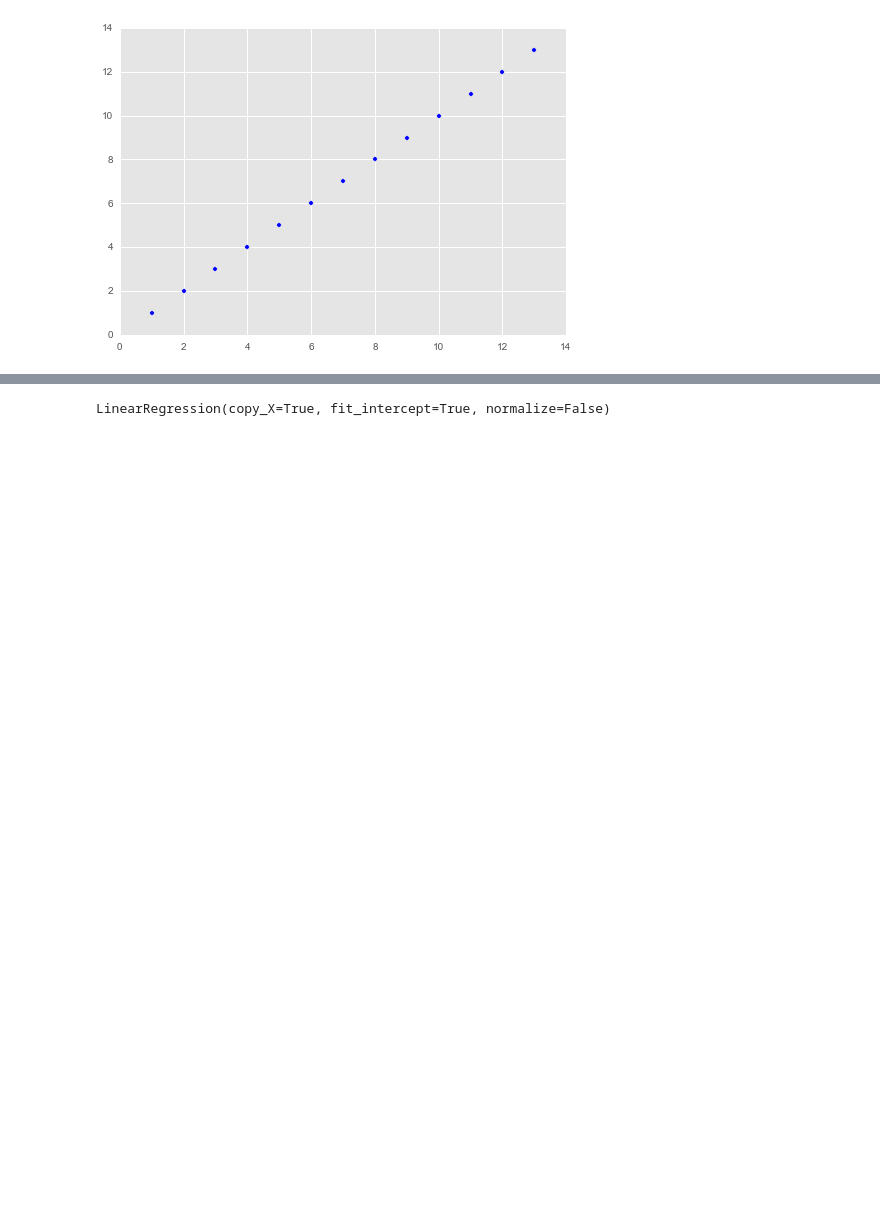
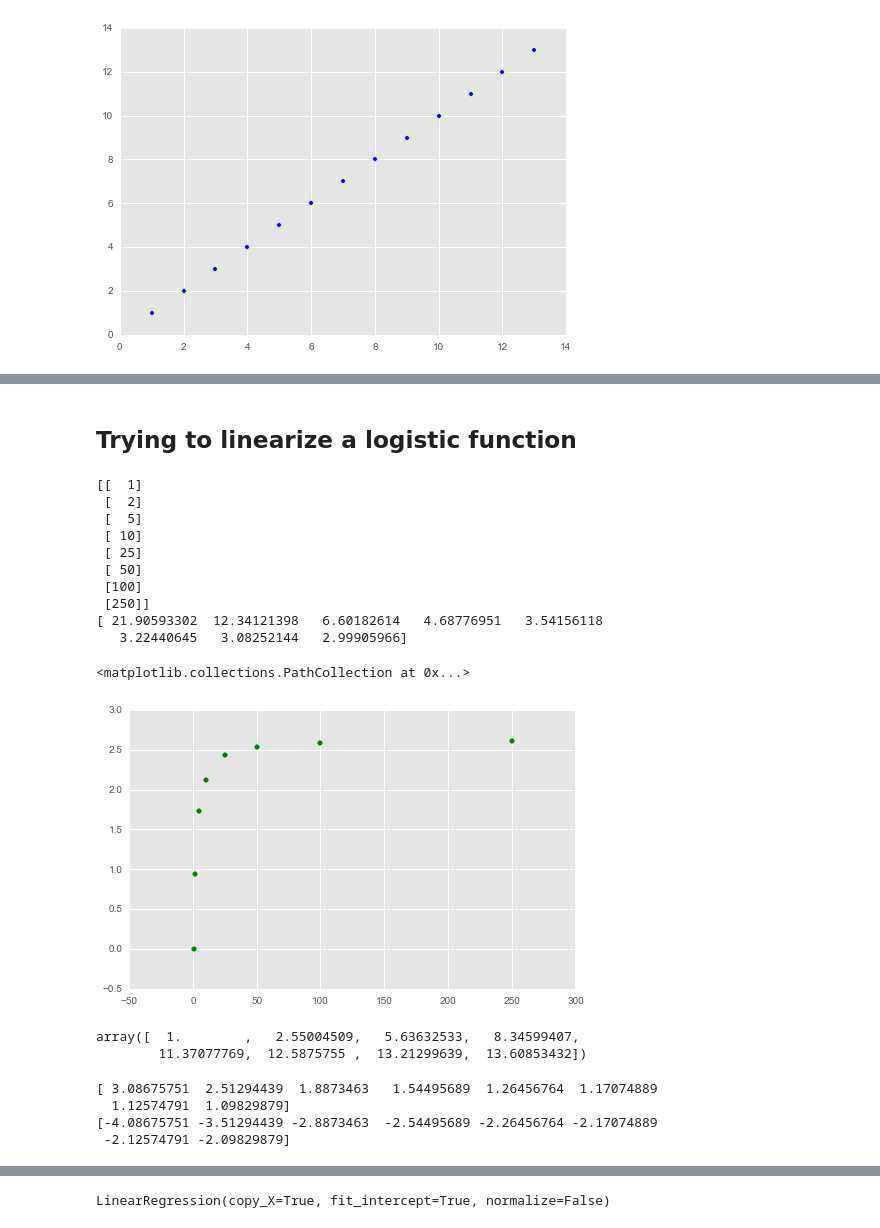
Before and after one commit to ayfu/CDIPS15_TeamCat, a Jupyter notebook: Exploration_2.ipynb, the cells around one changed output, grey strips where cells are left out. Cells and saved outputs as stored; diff of their text form; code cells hidden in the pictures; blank space fills up the shorter version.

```diff
--- a/Exploration_2.ipynb
+++ b/Exploration_2.ipynb
@@ -284,0 +299,39 @@ plt.scatter(x,np.log(y))
+# %% [markdown]
+## Trying to linearize a logistic function
+# %%
+train5_data_quant = train5.loc[:, ['quantity']].values
+t = train5.loc[:, 'cost'].values
+print train5_data_quant
+print t
+train5_data_cost = np.log((2*max(t))/(t) - 1)
+
+fig, ax = plt.subplots(figsize = (8,5))
+ax.scatter(train5_data_quant, train5_data_cost, color='green', label = 'Data')
+# ax.set_xlim([-10,300])
+# ax.set_ylim([4.5964,4.5966])
+# %% [output]
+[[  1]
+ [  2]
+ [  5]
+ [ 10]
+ [ 25]
+ [ 50]
+ [100]
+ [250]]
+[ 21.90593302  12.34121398   6.60182614   4.68776951   3.54156118
+   3.22440645   3.08252144   2.99905966]
+<matplotlib.collections.PathCollection at 0x...>
+[figure, added]
+# %%
+2*max(train5.loc[:, 'cost'].values)/(train5.loc[:, 'cost'].values) - 1
+# %% [output]
+array([  1.        ,   2.55004509,   5.63632533,   8.34599407,
+        11.37077769,  12.5875755 ,  13.21299639,  13.60853432])
+# %%
+print np.log(train5.loc[:, 'cost'].values)
+print (-1)*np.log(train5.loc[:, 'cost'].values) - 1
+# %% [output]
+[ 3.08675751  2.51294439  1.8873463   1.54495689  1.26456764  1.17074889
+  1.12574791  1.09829879]
+[-4.08675751 -3.51294439 -2.8873463  -2.54495689 -2.26456764 -2.17074889
+ -2.12574791 -2.09829879]
```
Also changed, not shown: parts of 6 cells of this notebook, 4 other files.
